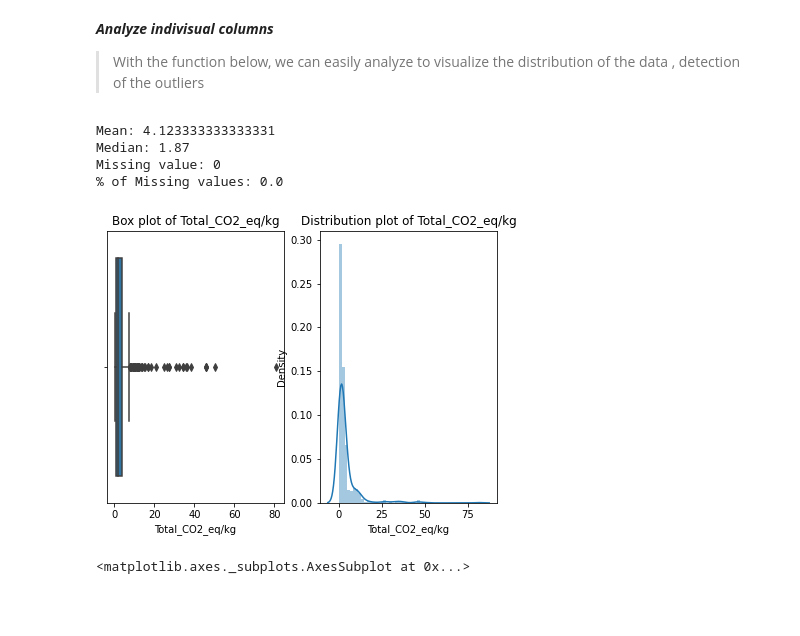
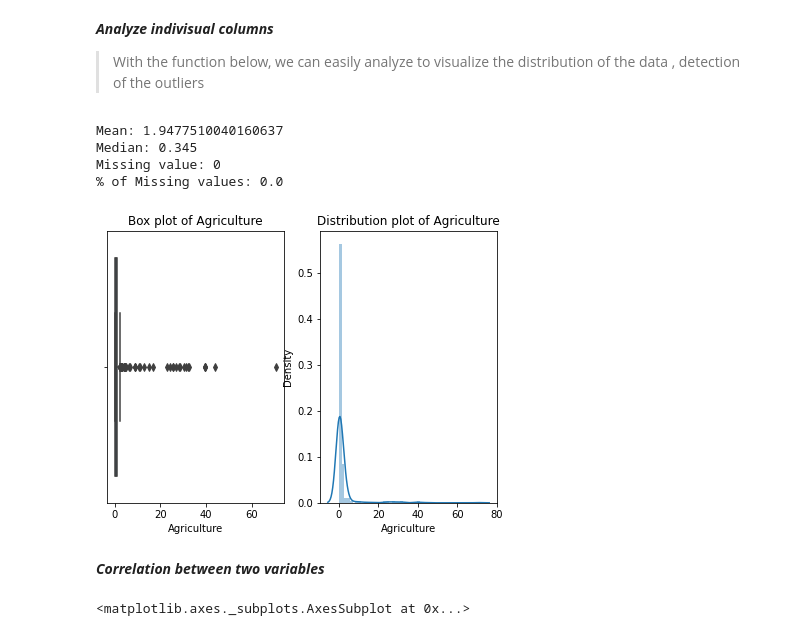
Before and after one commit to mrchapagain/iCare, a Jupyter notebook: ConcitoClimateAnalytics.ipynb, the cells around one changed output. Saved outputs shown, nothing was run; the diff lists cells and outputs as text; code cells hidden in the pictures; blank space fills up the shorter version.

Commit message:
visualization adjusted

```diff
--- a/ConcitoClimateAnalytics.ipynb
+++ b/ConcitoClimateAnalytics.ipynb
@@ -254,27 +254,29 @@ sns.heatmap(selected_dropped_data.isnull())
 # %%
 def plotchart(col):
   fig, (ax1, ax2) = plt.subplots(1, 2, figsize= (7, 5))
   sns.boxplot(col, orient="v", ax= ax1)
   ax1_set_ylabel= col.name
   ax1.set_title("Box plot of {}".format(col.name))
   sns.distplot(col, ax=ax2)
   ax2.set_title("Distribution plot of {}".format(col.name))
 
 def analysis_column(col):
   #print("Count of outlier ", len(findoutliers(col)))
   print("Mean: {}".format(col.mean()))
   print("Median: {}".format(col.median()))
   print("Missing value: {}".format(col.isnull().sum()))
   print("% of Missing values: {}".format(round(100*(col.isnull().sum()/len(col)), 2)))
   plotchart(col)
 
-analysis_column(selected_dropped_data["Total_CO2_eq/kg"])
+analysis_column(selected_dropped_data["Agriculture"])
 # %% [output]
-Mean: 4.123333333333331
-Median: 1.87
+Mean: 1.9477510040160637
+Median: 0.345
 Missing value: 0
 % of Missing values: 0.0
-[figure, old version]
+[figure, new version]
+# %% [markdown]
+***Correlation between two variables***
 # %%
 col= selected_data[['Category_en', 'Agriculture', 'iLUC', 'Processing',	'Packaging',	'Transport',	'Retail']]
 corr= col.corr(method="spearman")
```
Also changed, not shown: parts of 5 cells of this notebook.
